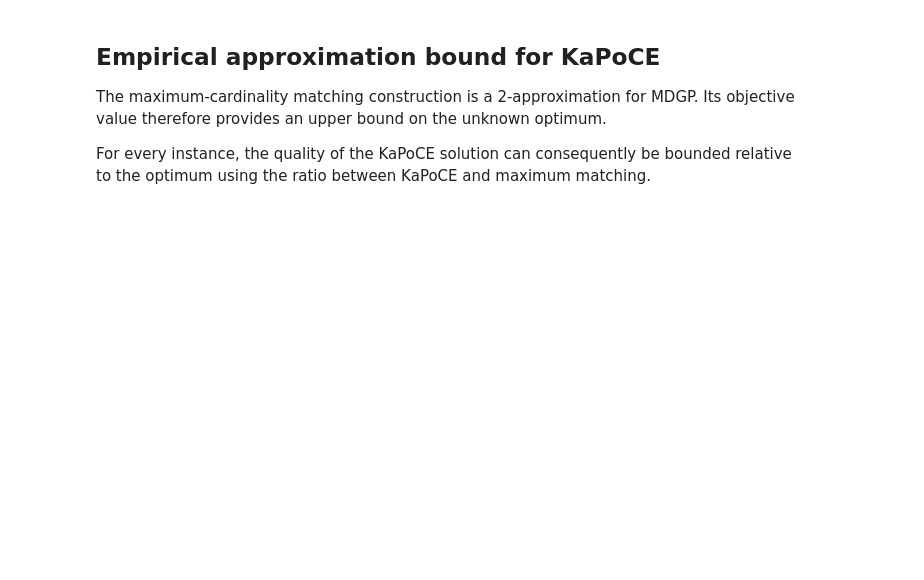
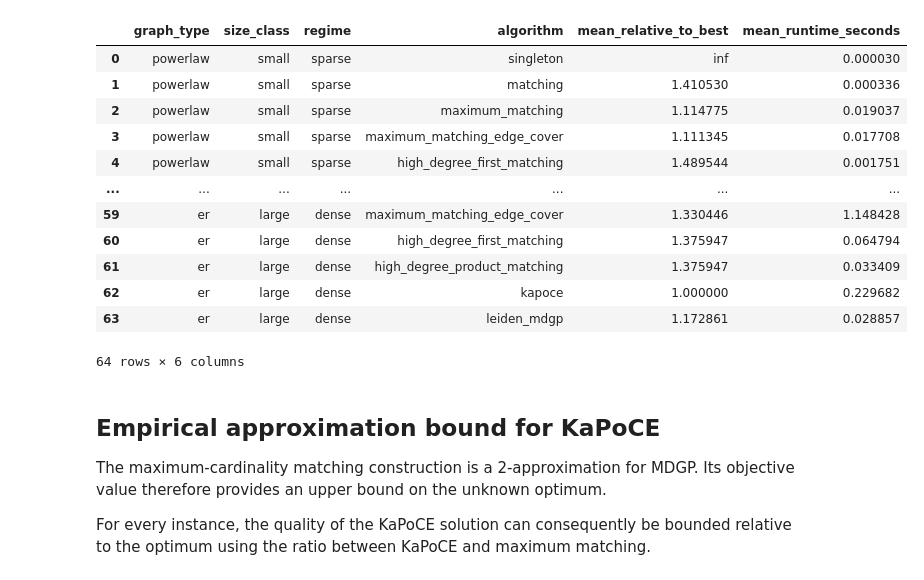
Before and after one commit to lulufka/dense_graph_partition, a Jupyter notebook: notebooks/experiment1/experiment1_baseline_anaylsis.ipynb, the cells around one changed output. Cells and saved outputs as stored; diff of their text form; code cells hidden in the pictures; blank space fills up the shorter version.

```diff
--- a/notebooks/experiment1/experiment1_baseline_anaylsis.ipynb
+++ b/notebooks/experiment1/experiment1_baseline_anaylsis.ipynb
@@ -66 +45,27 @@ Loaded 16,000 result rows.
+# %%
+raw = pd.read_csv(RESULTS_FILE)
+
+raw["graph_type"] = pd.Categorical(
+    raw["graph_type"],
+    categories=GRAPH_ORDER,
+    ordered=True,
+)
+
+raw["size_class"] = pd.Categorical(
+    raw["size_class"],
+    categories=SIZE_ORDER,
+    ordered=True,
+)
+
+raw["regime"] = pd.Categorical(
+    raw["regime"],
+    categories=REGIME_ORDER,
+    ordered=True,
+)
+
+raw["algorithm"] = pd.Categorical(
+    raw["algorithm"],
+    categories=ALGORITHM_ORDER,
+    ordered=True,
+)
 # %% [markdown]
@@ -169,0 +136,12 @@ final_table
+# %%
+runtime_summary = (
+    raw
+    .groupby(GROUP_ORDER + ["algorithm"], observed=True, as_index=False,)
+    .agg(
+        mean_runtime_seconds=("runtime", "mean"),
+    )
+    .sort_values(GROUP_ORDER + ["algorithm"])
+    .reset_index(drop=True)
+)
+
+runtime_summary
@@ -170,3 +162,24 @@ final_table
+# %%
+final_table = relative_to_best_summary.merge(
+    runtime_summary,
+    on=GROUP_ORDER + ["algorithm"],
+)
+
+final_table
+# %% [output]
+|  | graph_type | size_class | regime | algorithm | mean_relative_to_best | mean_runtime_seconds |
+| 0 | powerlaw | small | sparse | singleton | inf | 0.000030 |
+| 1 | powerlaw | small | sparse | matching | 1.410530 | 0.000336 |
+| 2 | powerlaw | small | sparse | maximum_matching | 1.114775 | 0.019037 |
+| 3 | powerlaw | small | sparse | maximum_matching_edge_cover | 1.111345 | 0.017708 |
+| 4 | powerlaw | small | sparse | high_degree_first_matching | 1.489544 | 0.001751 |
+| ... | ... | ... | ... | ... | ... | ... |
+| 59 | er | large | dense | maximum_matching_edge_cover | 1.330446 | 1.148428 |
+| 60 | er | large | dense | high_degree_first_matching | 1.375947 | 0.064794 |
+| 61 | er | large | dense | high_degree_product_matching | 1.375947 | 0.033409 |
+| 62 | er | large | dense | kapoce | 1.000000 | 0.229682 |
+| 63 | er | large | dense | leiden_mdgp | 1.172861 | 0.028857 |
+64 rows × 6 columns
 # %% [markdown]
 ## Empirical approximation bound for KaPoCE
 
```
Also changed, not shown: parts of 21 cells of this notebook, 7 other files.
